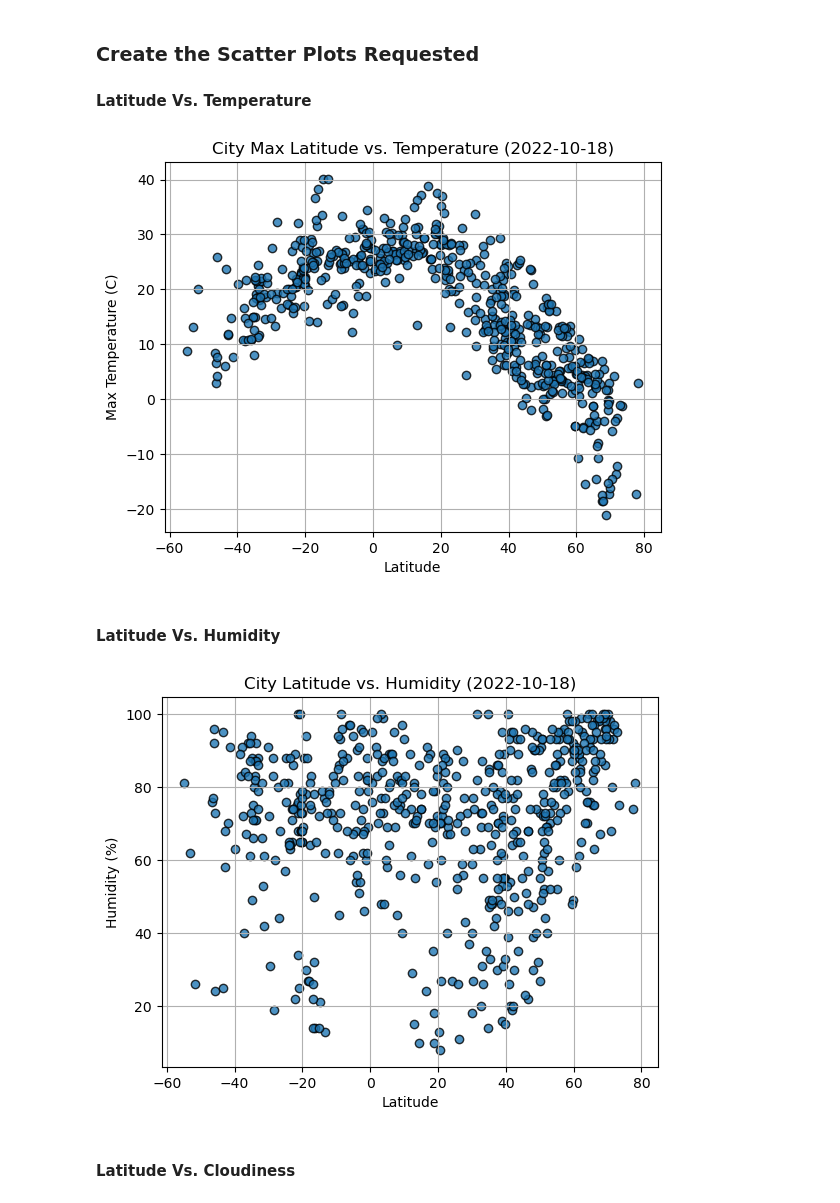
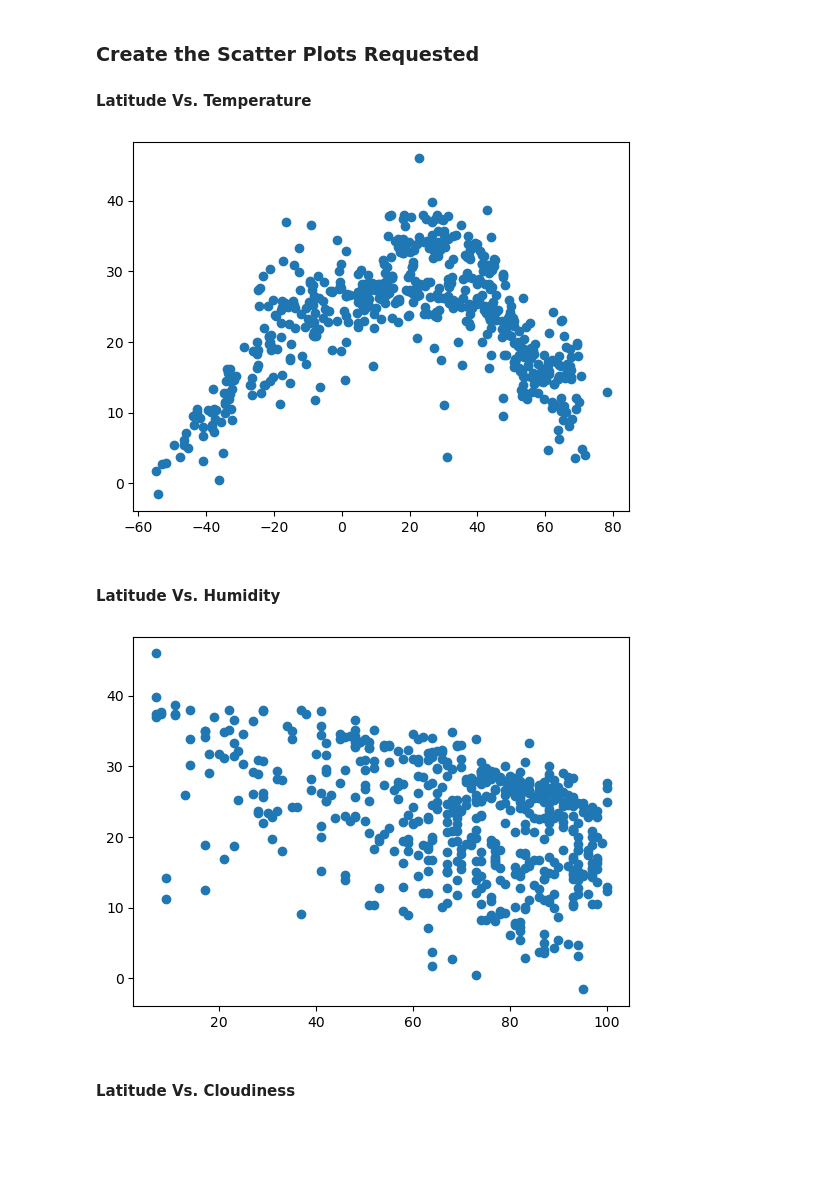
Before and after one commit to victorh360/python-api-challenge, a Jupyter notebook: WeatherPy.ipynb, the cells around one changed output. Drawn from its saved outputs; the diff is of its cells as text; code cells hidden in the pictures; blank space fills up the shorter version.

Commit message:
Updated weatherpy notebook through scatter plots section, need to add modifiers

```diff
--- a/WeatherPy.ipynb
+++ b/WeatherPy.ipynb
@@ -190,6 +195,10 @@ city_data_df.head()
 # %%
 # Build scatter plot for latitude vs. temperature
 # YOUR CODE HERE
+latitude = city_data_df["Lat"]
+temp = city_data_df["Max Temp"]
+
+plt.scatter(latitude, temp, marker="o")
 
 # Incorporate the other graph properties
 # YOUR CODE HERE
@@ -200,23 +209,26 @@ plt.savefig("output_data/Fig1.png")
 # Show plot
 plt.show()
 # %% [output]
-[figure, old version]
+[figure, new version]
 # %% [markdown]
 #### Latitude Vs. Humidity
 # %%
 # Build the scatter plots for latitude vs. humidity
-# YOUR CODE HERE
+latitude = city_data_df["Lat"]
+humidity = city_data_df["Humidity"]
+
+plt.scatter(humidity, temp, marker="o")
 
 # Incorporate the other graph properties
 # YOUR CODE HERE
 
 # Save the figure
 plt.savefig("output_data/Fig2.png")
 
 # Show plot
 plt.show()
 # %% [output]
-[figure, old version]
+[figure, new version]
 # %% [markdown]
 #### Latitude Vs. Cloudiness
 # %%
```
Also changed, not shown: parts of 18 cells of this notebook, 5 other files.
